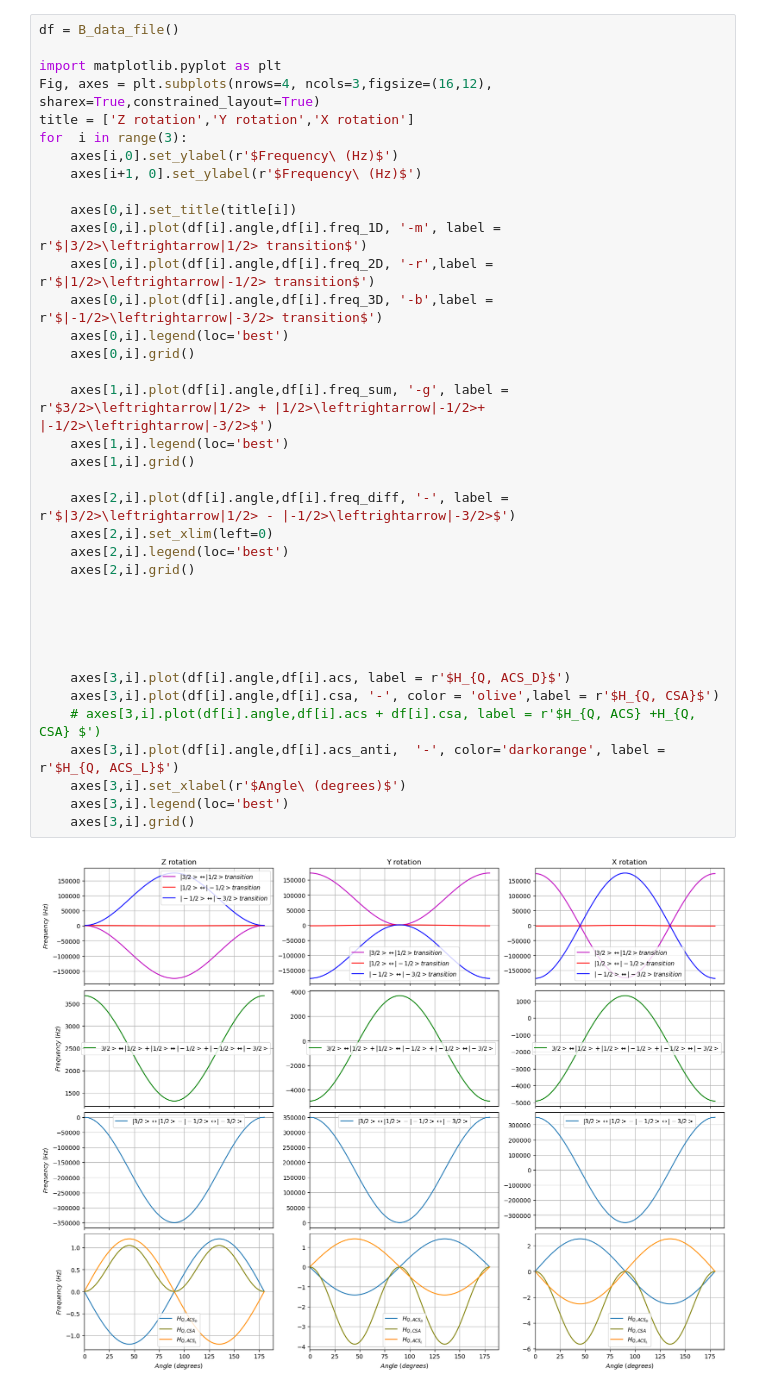
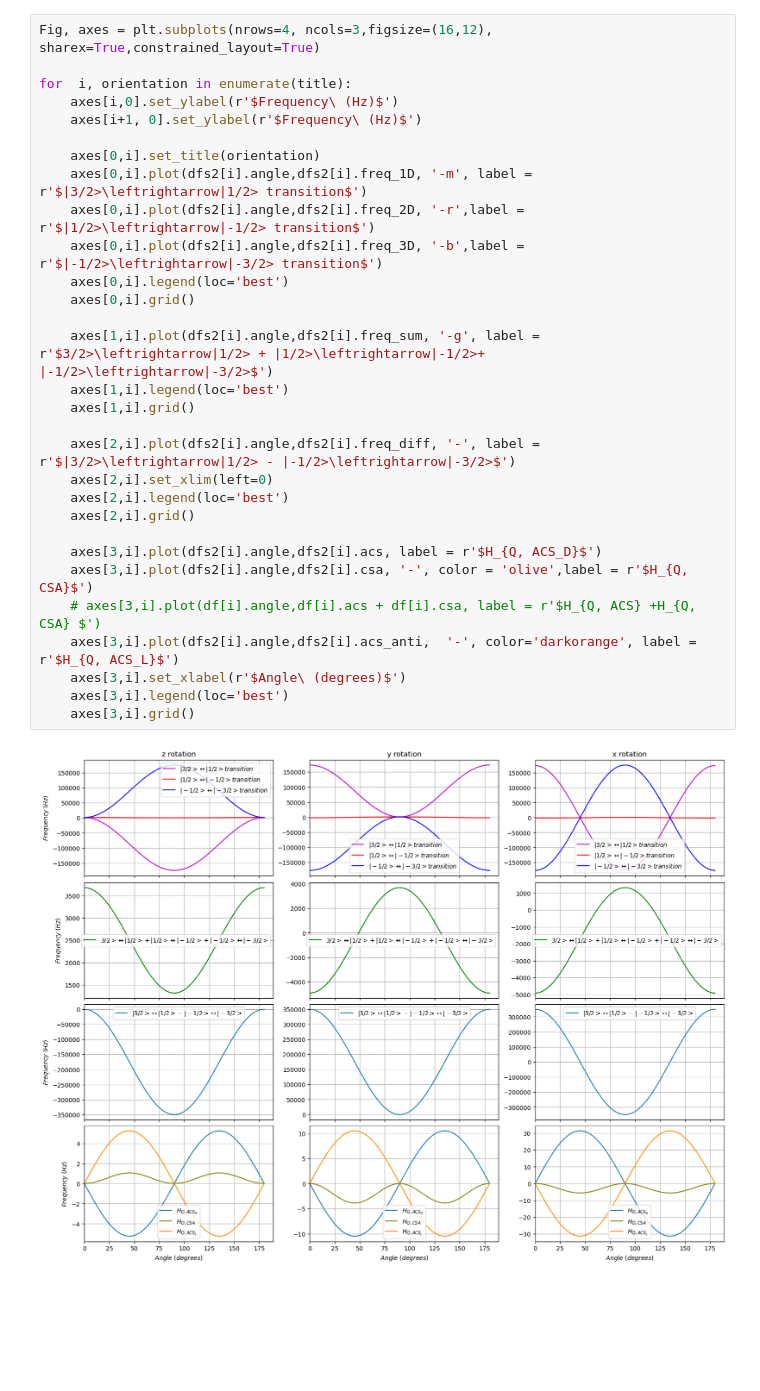
Before and after one commit to AstrobioShiva/Script_project, a Jupyter notebook: NMR_analysis/plot.ipynb, the cells around one changed output. Cells and saved outputs as stored; diff of their text form; blank space fills up the shorter version.

```diff
--- a/NMR_analysis/plot.ipynb
+++ b/NMR_analysis/plot.ipynb
@@ -46,42 +95,35 @@ for  i in range(3):
 # %%
-df = B_data_file()
+Fig, axes = plt.subplots(nrows=4, ncols=3,figsize=(16,12), sharex=True,constrained_layout=True)
 
-import matplotlib.pyplot as plt
-Fig, axes = plt.subplots(nrows=4, ncols=3,figsize=(16,12), sharex=True,constrained_layout=True)
-title = ['Z rotation','Y rotation','X rotation']
-for  i in range(3):
+for  i, orientation in enumerate(title):
     axes[i,0].set_ylabel(r'$Frequency\ (Hz)$')
     axes[i+1, 0].set_ylabel(r'$Frequency\ (Hz)$')
 
-    axes[0,i].set_title(title[i])
-    axes[0,i].plot(df[i].angle,df[i].freq_1D, '-m', label = r'$|3/2>\leftrightarrow|1/2> transition$')
-    axes[0,i].plot(df[i].angle,df[i].freq_2D, '-r',label = r'$|1/2>\leftrightarrow|-1/2> transition$')
-    axes[0,i].plot(df[i].angle,df[i].freq_3D, '-b',label = r'$|-1/2>\leftrightarrow|-3/2> transition$')
+    axes[0,i].set_title(orientation)
+    axes[0,i].plot(dfs2[i].angle,dfs2[i].freq_1D, '-m', label = r'$|3/2>\leftrightarrow|1/2> transition$')
+    axes[0,i].plot(dfs2[i].angle,dfs2[i].freq_2D, '-r',label = r'$|1/2>\leftrightarrow|-1/2> transition$')
+    axes[0,i].plot(dfs2[i].angle,dfs2[i].freq_3D, '-b',label = r'$|-1/2>\leftrightarrow|-3/2> transition$')
     axes[0,i].legend(loc='best')
     axes[0,i].grid()
 
-    axes[1,i].plot(df[i].angle,df[i].freq_sum, '-g', label = r'$3/2>\leftrightarrow|1/2> + |1/2>\leftrightarrow|-1/2>+ |-1/2>\leftrightarrow|-3/2>$')
+    axes[1,i].plot(dfs2[i].angle,dfs2[i].freq_sum, '-g', label = r'$3/2>\leftrightarrow|1/2> + |1/2>\leftrightarrow|-1/2>+ |-1/2>\leftrightarrow|-3/2>$')
     axes[1,i].legend(loc='best')
     axes[1,i].grid()
 
-    axes[2,i].plot(df[i].angle,df[i].freq_diff, '-', label = r'$|3/2>\leftrightarrow|1/2> - |-1/2>\leftrightarrow|-3/2>$')
+    axes[2,i].plot(dfs2[i].angle,dfs2[i].freq_diff, '-', label = r'$|3/2>\leftrightarrow|1/2> - |-1/2>\leftrightarrow|-3/2>$')
     axes[2,i].set_xlim(left=0)
     axes[2,i].legend(loc='best')
     axes[2,i].grid()
 
-
-
-
-
-    axes[3,i].plot(df[i].angle,df[i].acs, label = r'$H_{Q, ACS_D}$')
-    axes[3,i].plot(df[i].angle,df[i].csa, '-', color = 'olive',label = r'$H_{Q, CSA}$')
+    axes[3,i].plot(dfs2[i].angle,dfs2[i].acs, label = r'$H_{Q, ACS_D}$')
+    axes[3,i].plot(dfs2[i].angle,dfs2[i].csa, '-', color = 'olive',label = r'$H_{Q, CSA}$')
     # axes[3,i].plot(df[i].angle,df[i].acs + df[i].csa, label = r'$H_{Q, ACS} +H_{Q, CSA} $')
-    axes[3,i].plot(df[i].angle,df[i].acs_anti,  '-', color='darkorange', label = r'$H_{Q, ACS_L}$')
+    axes[3,i].plot(dfs2[i].angle,dfs2[i].acs_anti,  '-', color='darkorange', label = r'$H_{Q, ACS_L}$')
     axes[3,i].set_xlabel(r'$Angle\ (degrees)$')
     axes[3,i].legend(loc='best')
     axes[3,i].grid()
 # %% [output]
-[figure, old version]
+[figure, new version]
 # %%
 df = O_data_file()
 
```
Also changed, not shown: parts of 7 cells of this notebook, 11 other files.
